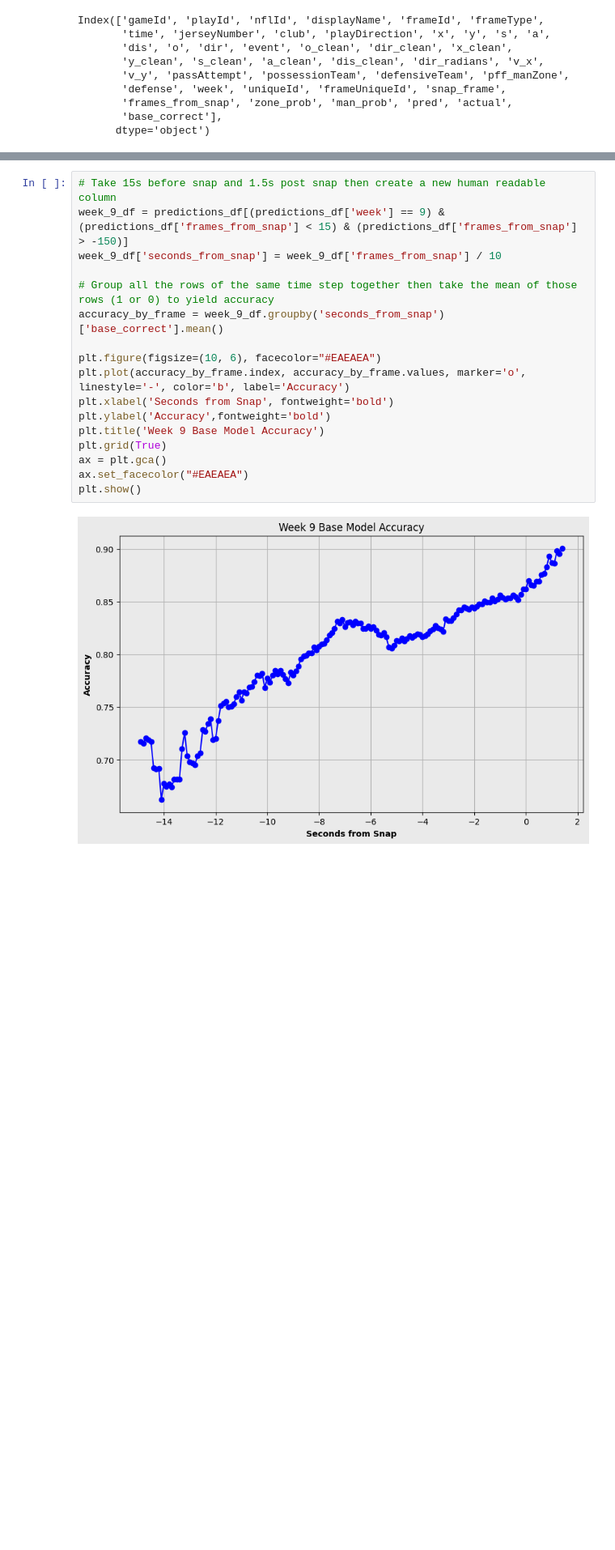
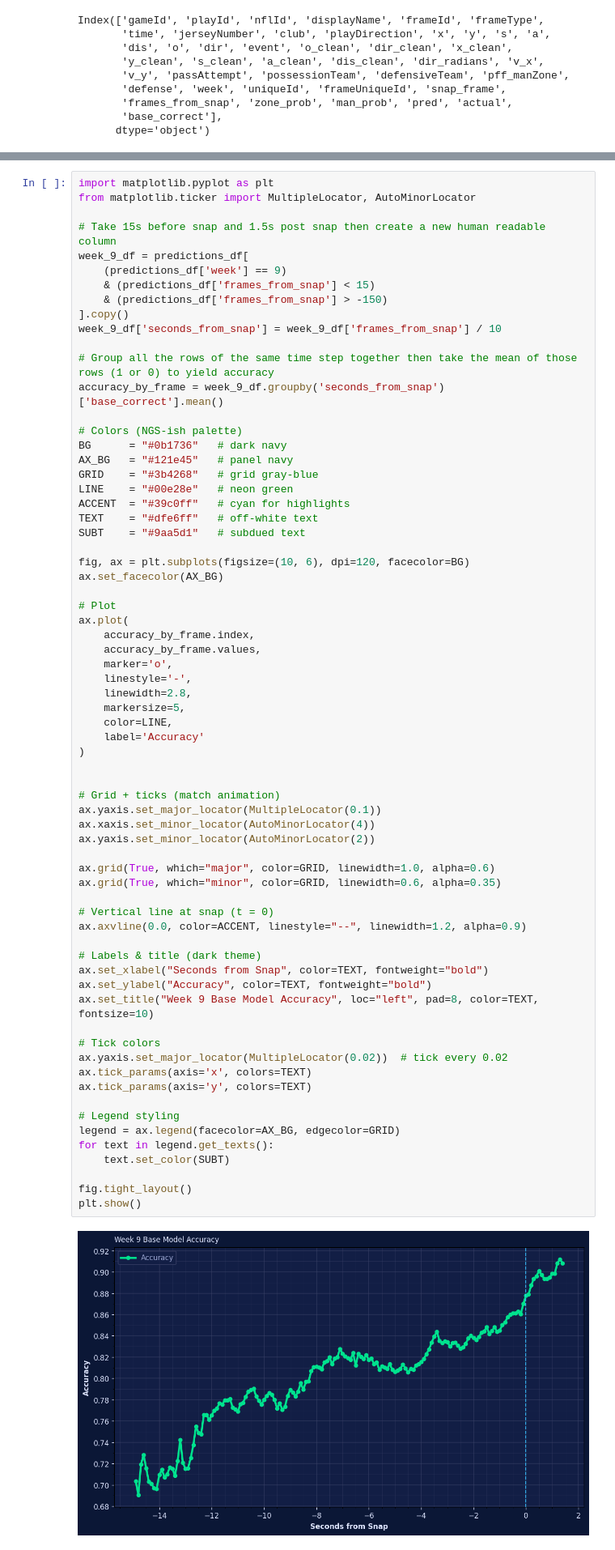
Before and after one commit to Sam-v6/nfl, a Jupyter notebook: notebooks/predictions.ipynb, the cells around one changed output, grey strips where cells are left out. Shown: that part at 81% size. Drawn from its saved outputs; the diff is of its cells as text; blank space fills up the shorter version.

```diff
--- a/notebooks/predictions.ipynb
+++ b/notebooks/predictions.ipynb
@@ -54,20 +54,71 @@ Index(['gameId', 'playId', 'nflId', 'displayName', 'frameId', 'frameType',
 # %%
+import matplotlib.pyplot as plt
+from matplotlib.ticker import MultipleLocator, AutoMinorLocator
+
 # Take 15s before snap and 1.5s post snap then create a new human readable column
-week_9_df = predictions_df[(predictions_df['week'] == 9) & (predictions_df['frames_from_snap'] < 15) & (predictions_df['frames_from_snap'] > -150)]
+week_9_df = predictions_df[
+    (predictions_df['week'] == 9)
+    & (predictions_df['frames_from_snap'] < 15)
+    & (predictions_df['frames_from_snap'] > -150)
+].copy()
 week_9_df['seconds_from_snap'] = week_9_df['frames_from_snap'] / 10
 
 # Group all the rows of the same time step together then take the mean of those rows (1 or 0) to yield accuracy
 accuracy_by_frame = week_9_df.groupby('seconds_from_snap')['base_correct'].mean()
 
-plt.figure(figsize=(10, 6), facecolor="#EAEAEA")
-plt.plot(accuracy_by_frame.index, accuracy_by_frame.values, marker='o', linestyle='-', color='b', label='Accuracy')
-plt.xlabel('Seconds from Snap', fontweight='bold')
-plt.ylabel('Accuracy',fontweight='bold')
-plt.title('Week 9 Base Model Accuracy')
-plt.grid(True)
-ax = plt.gca()
-ax.set_facecolor("#EAEAEA")
+# Colors (NGS-ish palette)
+BG      = "#0b1736"   # dark navy
+AX_BG   = "#121e45"   # panel navy
+GRID    = "#3b4268"   # grid gray-blue
+LINE    = "#00e28e"   # neon green
+ACCENT  = "#39c0ff"   # cyan for highlights
+TEXT    = "#dfe6ff"   # off-white text
+SUBT    = "#9aa5d1"   # subdued text
+
+fig, ax = plt.subplots(figsize=(10, 6), dpi=120, facecolor=BG)
+ax.set_facecolor(AX_BG)
+
+# Plot
+ax.plot(
+    accuracy_by_frame.index,
+    accuracy_by_frame.values,
+    marker='o',
+    linestyle='-',
+    linewidth=2.8,
+    markersize=5,
+    color=LINE,
+    label='Accuracy'
+)
+
+
+# Grid + ticks (match animation)
+ax.yaxis.set_major_locator(MultipleLocator(0.1))
+ax.xaxis.set_minor_locator(AutoMinorLocator(4))
+ax.yaxis.set_minor_locator(AutoMinorLocator(2))
+
+ax.grid(True, which="major", color=GRID, linewidth=1.0, alpha=0.6)
+ax.grid(True, which="minor", color=GRID, linewidth=0.6, alpha=0.35)
+
+# Vertical line at snap (t = 0)
+ax.axvline(0.0, color=ACCENT, linestyle="--", linewidth=1.2, alpha=0.9)
+
+# Labels & title (dark theme)
+ax.set_xlabel("Seconds from Snap", color=TEXT, fontweight="bold")
+ax.set_ylabel("Accuracy", color=TEXT, fontweight="bold")
+ax.set_title("Week 9 Base Model Accuracy", loc="left", pad=8, color=TEXT, fontsize=10)
+
+# Tick colors
+ax.yaxis.set_major_locator(MultipleLocator(0.02))  # tick every 0.02
+ax.tick_params(axis='x', colors=TEXT)
+ax.tick_params(axis='y', colors=TEXT)
+
+# Legend styling
+legend = ax.legend(facecolor=AX_BG, edgecolor=GRID)
+for text in legend.get_texts():
+    text.set_color(SUBT)
+
+fig.tight_layout()
 plt.show()
 # %% [output]
-[figure, old version]
+[figure, new version]
 # %% [markdown]
```
Also changed, not shown: parts of 5 cells of this notebook, 4 other files.
